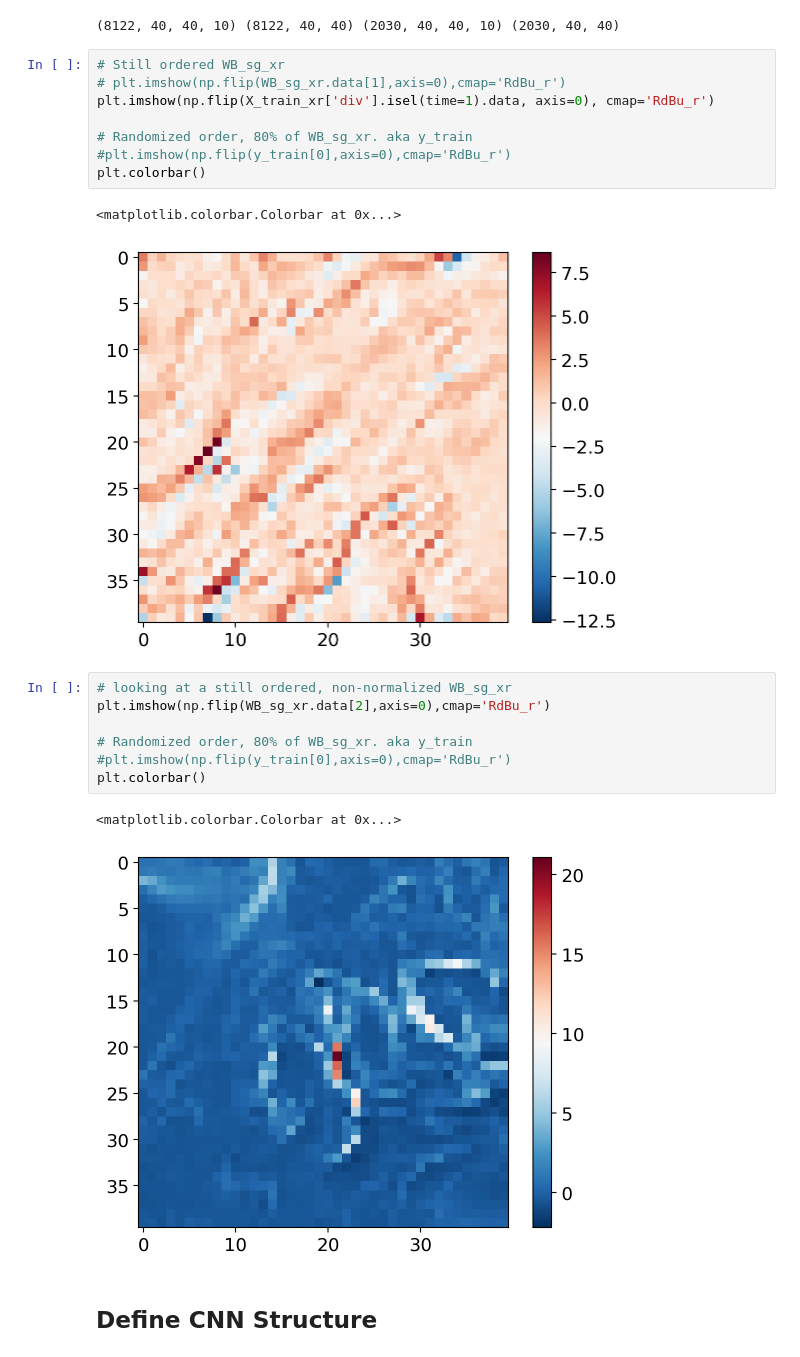
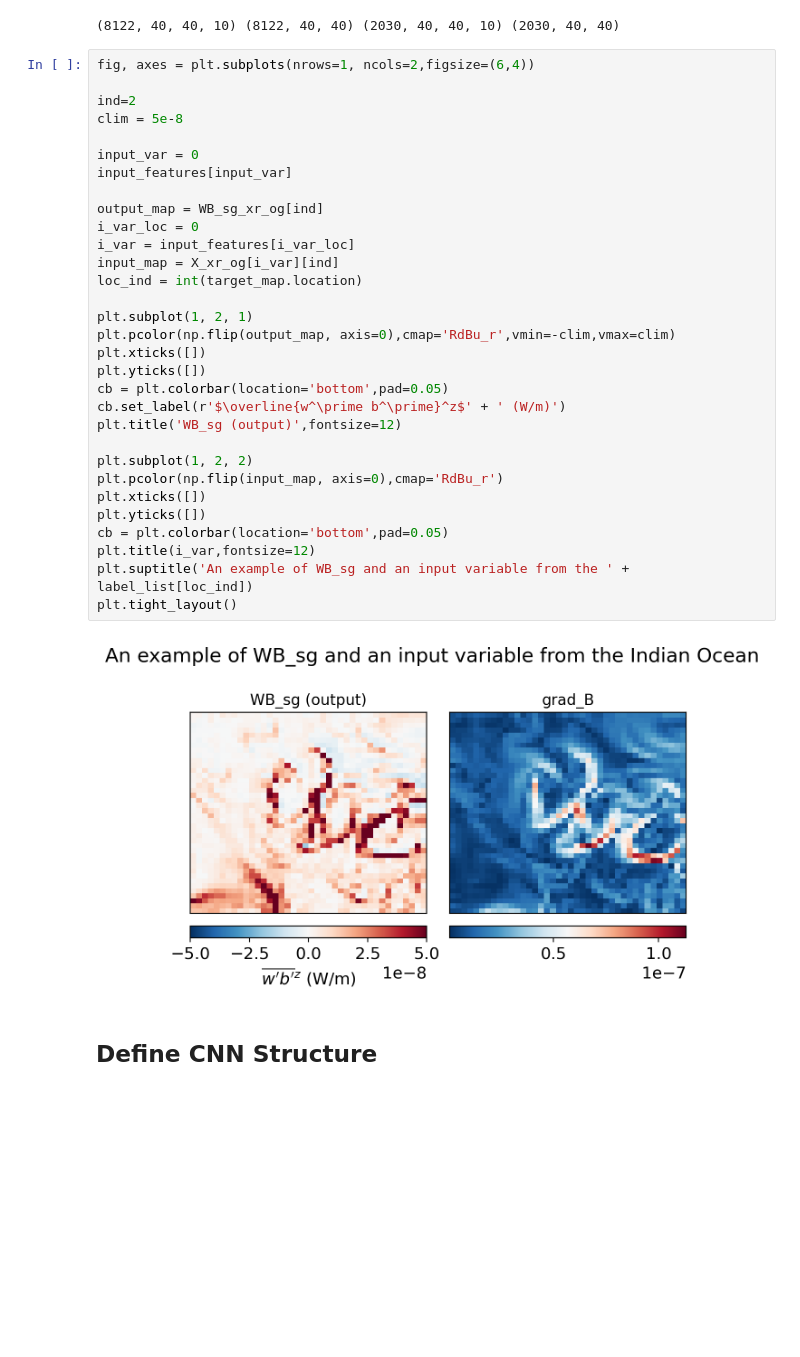
Before and after one commit to andrewfagerheim/ML_project, a Jupyter notebook: submeso_ml_model.ipynb, the cells around one changed output. Saved outputs shown, nothing was run; the diff lists cells and outputs as text; blank space fills up the shorter version.

```diff
--- a/submeso_ml_model.ipynb
+++ b/submeso_ml_model.ipynb
@@ -138,27 +147,39 @@ lat, lon, num_inputs = X_train_np.shape[1:]
 print(X_train_np.shape,y_train_np.shape,X_test_np.shape,y_test_np.shape)
 # %% [output]
 (8122, 40, 40, 10) (8122, 40, 40) (2030, 40, 40, 10) (2030, 40, 40)
-# %%
-# Still ordered WB_sg_xr
-# plt.imshow(np.flip(WB_sg_xr.data[1],axis=0),cmap='RdBu_r')
-plt.imshow(np.flip(X_train_xr['div'].isel(time=1).data, axis=0), cmap='RdBu_r')
-
-# Randomized order, 80% of WB_sg_xr. aka y_train
-#plt.imshow(np.flip(y_train[0],axis=0),cmap='RdBu_r')
-plt.colorbar()
-# %% [output]
-<matplotlib.colorbar.Colorbar at 0x...>
-[figure, removed]
-# %%
-# looking at a still ordered, non-normalized WB_sg_xr
-plt.imshow(np.flip(WB_sg_xr.data[2],axis=0),cmap='RdBu_r')
-
-# Randomized order, 80% of WB_sg_xr. aka y_train
-#plt.imshow(np.flip(y_train[0],axis=0),cmap='RdBu_r')
-plt.colorbar()
-# %% [output]
-<matplotlib.colorbar.Colorbar at 0x...>
-[figure, removed]
+# %%
+fig, axes = plt.subplots(nrows=1, ncols=2,figsize=(6,4))
+
+ind=2
+clim = 5e-8
+
+input_var = 0
+input_features[input_var]
+
+output_map = WB_sg_xr_og[ind]
+i_var_loc = 0
+i_var = input_features[i_var_loc]
+input_map = X_xr_og[i_var][ind]
+loc_ind = int(target_map.location)
+
+plt.subplot(1, 2, 1)
+plt.pcolor(np.flip(output_map, axis=0),cmap='RdBu_r',vmin=-clim,vmax=clim)
+plt.xticks([])
+plt.yticks([])
+cb = plt.colorbar(location='bottom',pad=0.05)
+cb.set_label(r'$\overline{w^\prime b^\prime}^z$' + ' (W/m)')
+plt.title('WB_sg (output)',fontsize=12)
+
+plt.subplot(1, 2, 2)
+plt.pcolor(np.flip(input_map, axis=0),cmap='RdBu_r')
+plt.xticks([])
+plt.yticks([])
+cb = plt.colorbar(location='bottom',pad=0.05)
+plt.title(i_var,fontsize=12)
+plt.suptitle('An example of WB_sg and an input variable from the ' + label_list[loc_ind])
+plt.tight_layout()
+# %% [output]
+[figure, added]
 # %% [markdown]
 ## Define CNN Structure
 # %%
```
Also changed, not shown: parts of 26 cells of this notebook.
